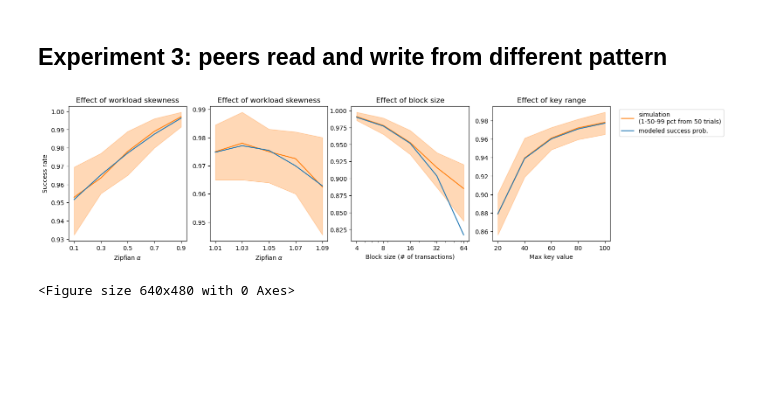
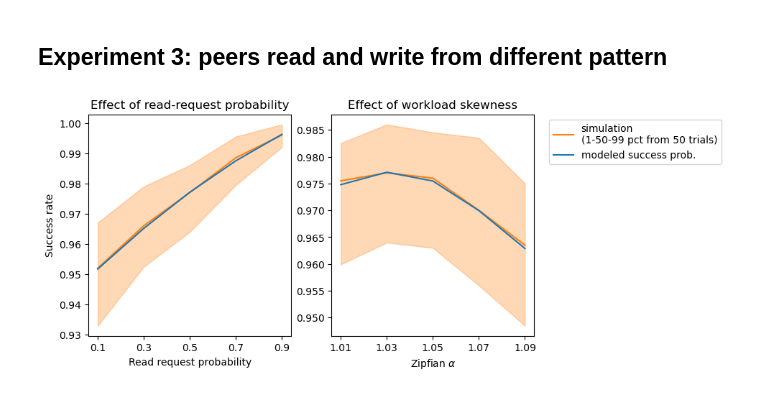
Before and after one commit to DASLAB-blockchain/blockchain-failure-analysis, a Jupyter notebook: demo.ipynb, the cells around one changed output. Drawn from its saved outputs; the diff is of its cells as text; code cells hidden in the pictures; blank space fills up the shorter version.

```diff
--- a/demo.ipynb
+++ b/demo.ipynb
@@ -518,14 +523,14 @@ exp_df.to_csv(os.path.join('logs', 'rw_diff_peers.csv'), index=False)
 # plot
 exp_df = pd.read_csv('logs/rw_diff_peers.csv')
 
-fig, axs = plt.subplots(1, 4, figsize=(16, 4))
+fig, axs = plt.subplots(1, 2, figsize=(8, 4))
 
 sim_label = 'simulation\n(1-50-99 pct from {} trials)'.format(TRIAL_MAX)
 theory_label = 'modeled success prob.'
 
 percentiles = [1, 50, 99]
 
-for idx in range(4):
+for idx in range(2):
     ax = axs[idx]
     if idx == 0:
         x_vals = [0.1, 0.3, 0.5, 0.7, 0.9]
@@ -546,8 +551,8 @@ for idx in range(4):
         ax.plot(x_vals, [y[1] for y in y_vals], color='tab:orange', label=sim_label)
         ax.plot(x_vals, theory_vals, color='tab:blue', label=theory_label)
 
-        ax.set_title('Effect of workload skewness')
-        ax.set_xlabel('Zipfian $\\alpha$')
+        ax.set_title('Effect of read-request probability')
+        ax.set_xlabel('Read request probability')
         ax.set_ylabel('Success rate')
 
         ax.set_xticks(x_vals)
@@ -577,6 +582,7 @@ for idx in range(4):
         ax.set_xticks(x_vals)
         ax.set_xticklabels(x_vals)
 
+    '''
     elif idx == 2:
         x_vals = [4, 8, 16, 32, 64]
         sub_df = exp_df[(exp_df.alpha == 1.03) & (exp_df.block_size.isin(x_vals)) & (exp_df.key_range == 100) & (exp_df.read_prob ==0.5)]
@@ -584,10 +590,9 @@ for idx in range(4):
         theory_vals = list()
         for x_val in x_vals:
             srs = sub_df[sub_df.block_size == x_val].success_rate.values
-            '''
             sr_mean = np.mean(srs)
             sr_std = np.std(srs)
-            '''
+
             pcts = np.percentile(srs, q=percentiles)
             # y_vals.append((sr_mean, sr_std, srs.shape[0]))
             y_vals.append(pcts)
@@ -608,35 +613,33 @@ for idx in range(4):
         ax.set_xticks(x_vals)
         ax.set_xticklabels(x_vals)
 
     if idx == 3:
         x_vals = [20, 40, 60, 80, 100]
         sub_df = exp_df[(exp_df.alpha == 1.03) & (exp_df.block_size == 8) & (exp_df.key_range.isin(x_vals)) & (exp_df.read_prob ==0.5)]
         y_vals = list()
         theory_vals = list()
         for x_val in x_vals:
             srs = sub_df[sub_df.key_range == x_val].success_rate.values
             pcts = np.percentile(srs, q=percentiles)
             y_vals.append(pcts)
 
             rks, rps = generator.zipfian_generator.compute_keys_and_probs(1, x_val, 1.03, False)
             wks, wps = generator.zipfian_generator.compute_keys_and_probs(1, x_val, 1.03, True)
             theory_vals.append(
                 theory.compute_success_rate(8, rks, rps, wks, wps, 0.5, 0.5))
 
         ax.fill_between(x_vals, [y[0] for y in y_vals], [y[2] for y in y_vals], color='tab:orange', alpha=0.3)
         ax.plot(x_vals, [y[1] for y in y_vals], color='tab:orange', label=sim_label)
         ax.plot(x_vals, theory_vals, color='tab:blue', label=theory_label)
 
         ax.set_title('Effect of key range')
         ax.set_xlabel('Max key value')
 
         ax.set_xticks(x_vals)
         ax.set_xticklabels(x_vals)
+    '''
 
 axs[-1].legend(loc='upper left', bbox_to_anchor=(1.05, 1))
-plt.show()
-
-plt.savefig('figs/rw_diff_peers.pdf')
+plt.savefig('figs/rw_diff_peers.pdf', bbox_inches='tight')
 # %% [output]
-[figure, old version]
+[figure, new version]
-<Figure size 640x480 with 0 Axes>
```
Also changed, not shown: parts of 4 cells of this notebook, 6 other files.
